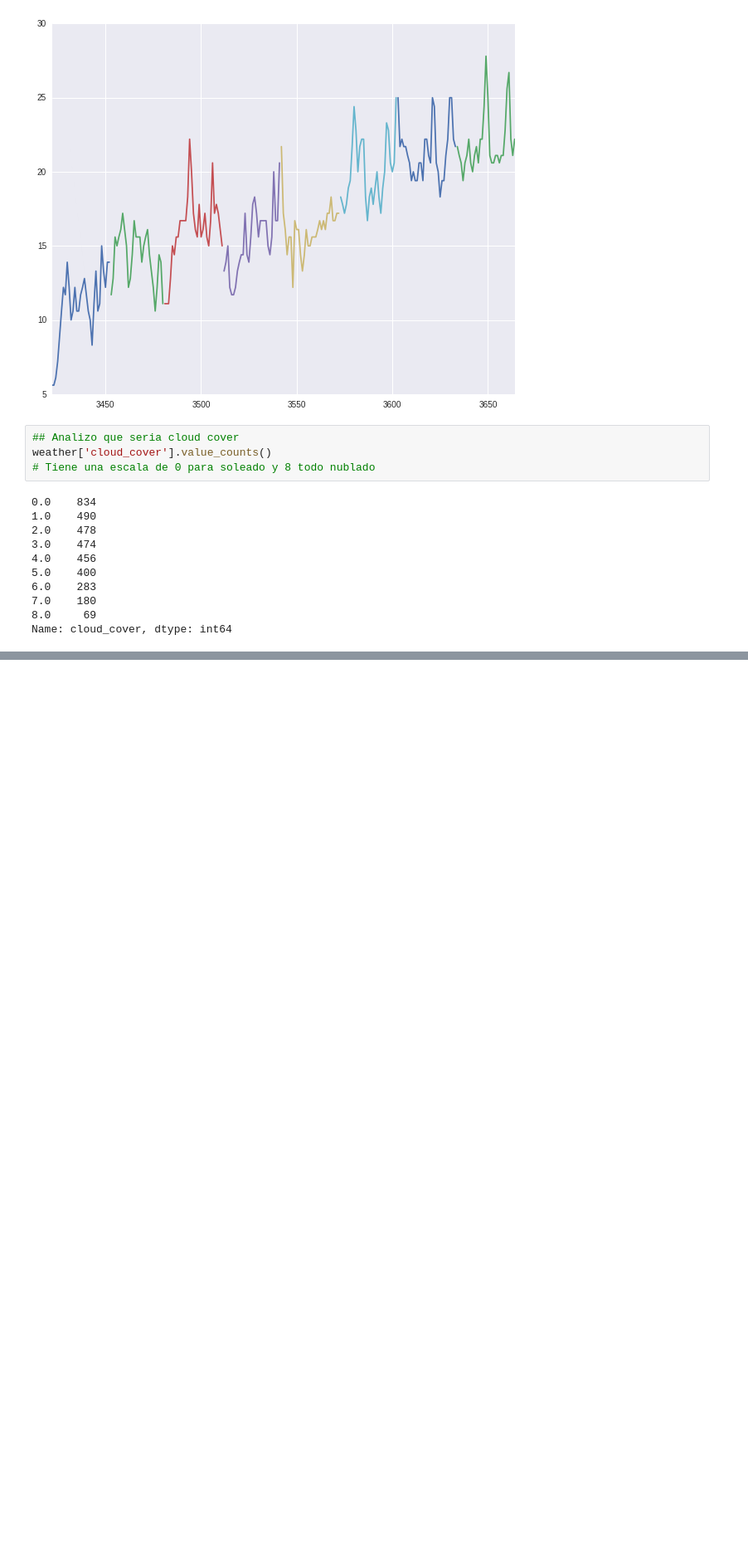
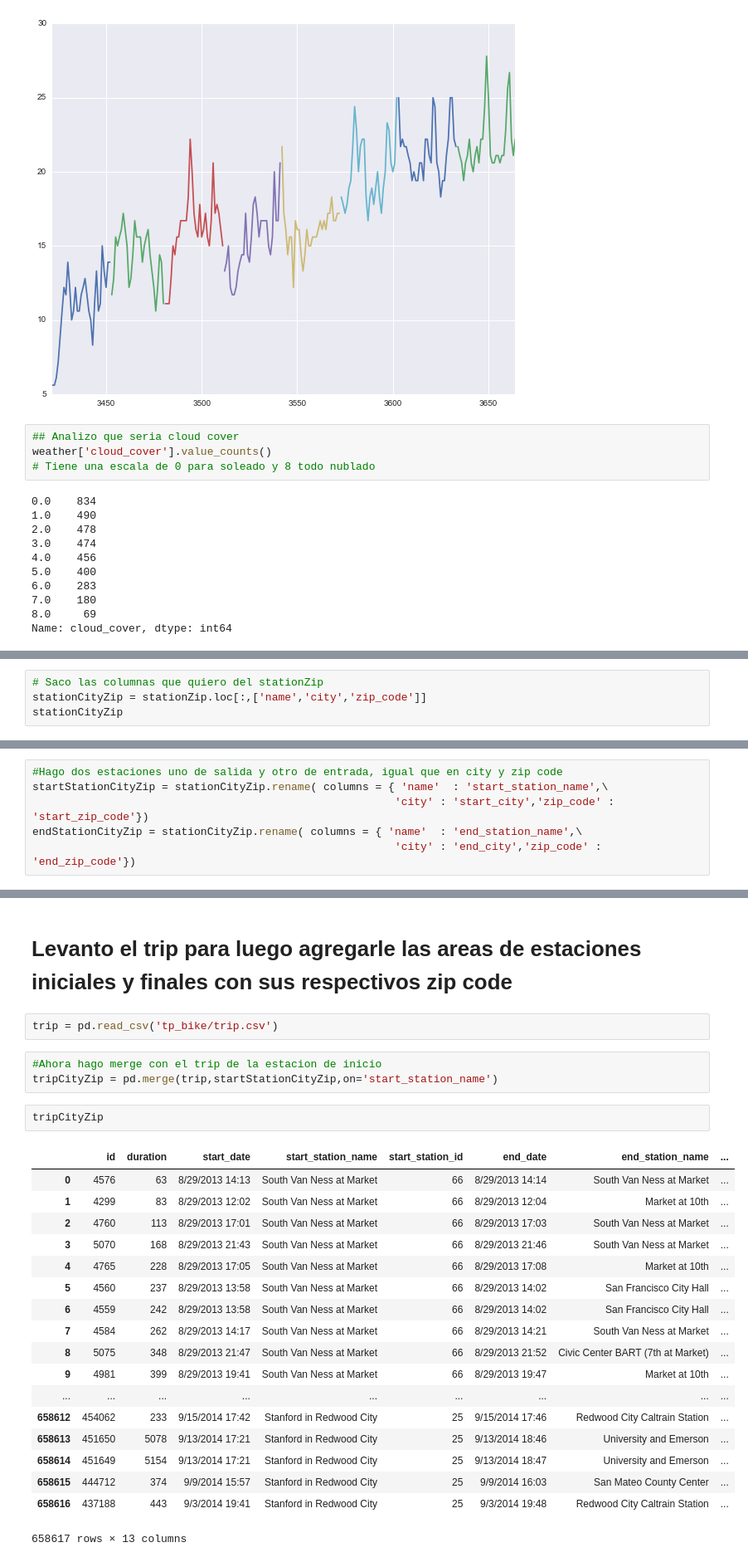
Before and after one commit to AlexVilla92/TP-Datos-2017, a Jupyter notebook: TP1-Exploracion-De-Datos-04-Clima-En-Ciudades.ipynb, the cells around one changed output, grey strips where cells are left out. Shown: that part at 83% size. Cells and saved outputs as stored; diff of their text form; blank space fills up the shorter version.

```diff
--- a/TP1-Exploracion-De-Datos-04-Clima-En-Ciudades.ipynb
+++ b/TP1-Exploracion-De-Datos-04-Clima-En-Ciudades.ipynb
@@ -218,0 +321,4 @@ Name: cloud_cover, dtype: int64
+# %%
+# Saco las columnas que quiero del stationZip
+stationCityZip = stationZip.loc[:,['name','city','zip_code']]
+stationCityZip
@@ -218,0 +344,6 @@ Name: cloud_cover, dtype: int64
+# %%
+#Hago dos estaciones uno de salida y otro de entrada, igual que en city y zip code
+startStationCityZip = stationCityZip.rename( columns = { 'name'  : 'start_station_name',\
+                                                        'city' : 'start_city','zip_code' : 'start_zip_code'})
+endStationCityZip = stationCityZip.rename( columns = { 'name'  : 'end_station_name',\
+                                                        'city' : 'end_city','zip_code' : 'end_zip_code'})
@@ -218,0 +392,28 @@ Name: cloud_cover, dtype: int64
+# %% [markdown]
+# Levanto el trip para luego agregarle las areas de estaciones iniciales y finales con sus respectivos zip code
+# %%
+trip = pd.read_csv('tp_bike/trip.csv')
+# %%
+#Ahora hago merge con el trip de la estacion de inicio
+tripCityZip = pd.merge(trip,startStationCityZip,on='start_station_name')
+# %%
+tripCityZip
+# %% [output]
+|  | id | duration | start_date | start_station_name | start_station_id | end_date | end_station_name | ... |
+| 0 | 4576 | 63 | 8/29/2013 14:13 | South Van Ness at Market | 66 | 8/29/2013 14:14 | South Van Ness at Market | ... |
+| 1 | 4299 | 83 | 8/29/2013 12:02 | South Van Ness at Market | 66 | 8/29/2013 12:04 | Market at 10th | ... |
+| 2 | 4760 | 113 | 8/29/2013 17:01 | South Van Ness at Market | 66 | 8/29/2013 17:03 | South Van Ness at Market | ... |
+| 3 | 5070 | 168 | 8/29/2013 21:43 | South Van Ness at Market | 66 | 8/29/2013 21:46 | South Van Ness at Market | ... |
+| 4 | 4765 | 228 | 8/29/2013 17:05 | South Van Ness at Market | 66 | 8/29/2013 17:08 | Market at 10th | ... |
+| 5 | 4560 | 237 | 8/29/2013 13:58 | South Van Ness at Market | 66 | 8/29/2013 14:02 | San Francisco City Hall | ... |
+| 6 | 4559 | 242 | 8/29/2013 13:58 | South Van Ness at Market | 66 | 8/29/2013 14:02 | San Francisco City Hall | ... |
+| 7 | 4584 | 262 | 8/29/2013 14:17 | South Van Ness at Market | 66 | 8/29/2013 14:21 | South Van Ness at Market | ... |
+| 8 | 5075 | 348 | 8/29/2013 21:47 | South Van Ness at Market | 66 | 8/29/2013 21:52 | Civic Center BART (7th at Market) | ... |
+| 9 | 4981 | 399 | 8/29/2013 19:41 | South Van Ness at Market | 66 | 8/29/2013 19:47 | Market at 10th | ... |
+| ... | ... | ... | ... | ... | ... | ... | ... | ... |
+| 658612 | 454062 | 233 | 9/15/2014 17:42 | Stanford in Redwood City | 25 | 9/15/2014 17:46 | Redwood City Caltrain Station | ... |
+| 658613 | 451650 | 5078 | 9/13/2014 17:21 | Stanford in Redwood City | 25 | 9/13/2014 18:46 | University and Emerson | ... |
+| 658614 | 451649 | 5154 | 9/13/2014 17:21 | Stanford in Redwood City | 25 | 9/13/2014 18:47 | University and Emerson | ... |
+| 658615 | 444712 | 374 | 9/9/2014 15:57 | Stanford in Redwood City | 25 | 9/9/2014 16:03 | San Mateo County Center | ... |
+| 658616 | 437188 | 443 | 9/3/2014 19:41 | Stanford in Redwood City | 25 | 9/3/2014 19:48 | Redwood City Caltrain Station | ... |
+658617 rows × 13 columns
```
Also changed, not shown: parts of 23 cells of this notebook.
